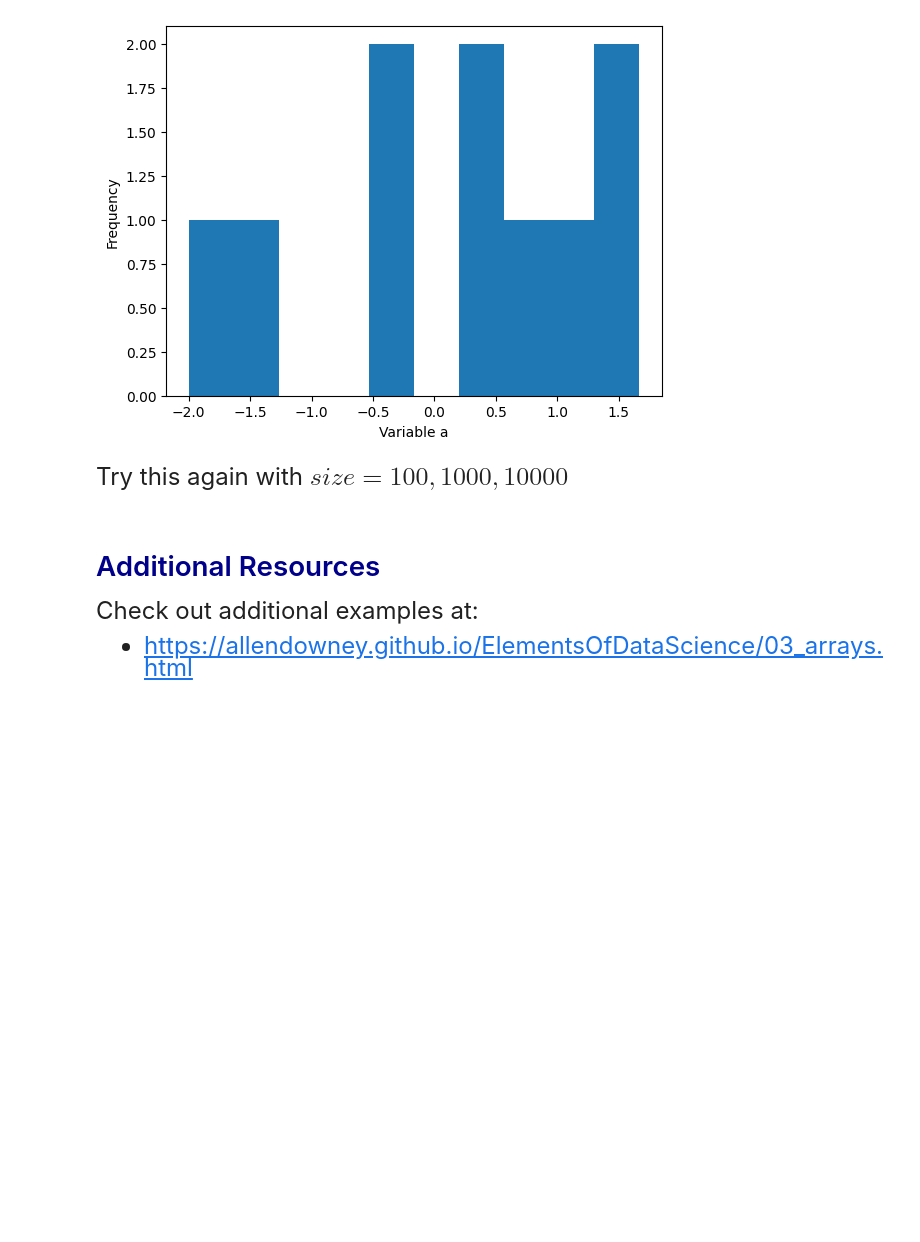
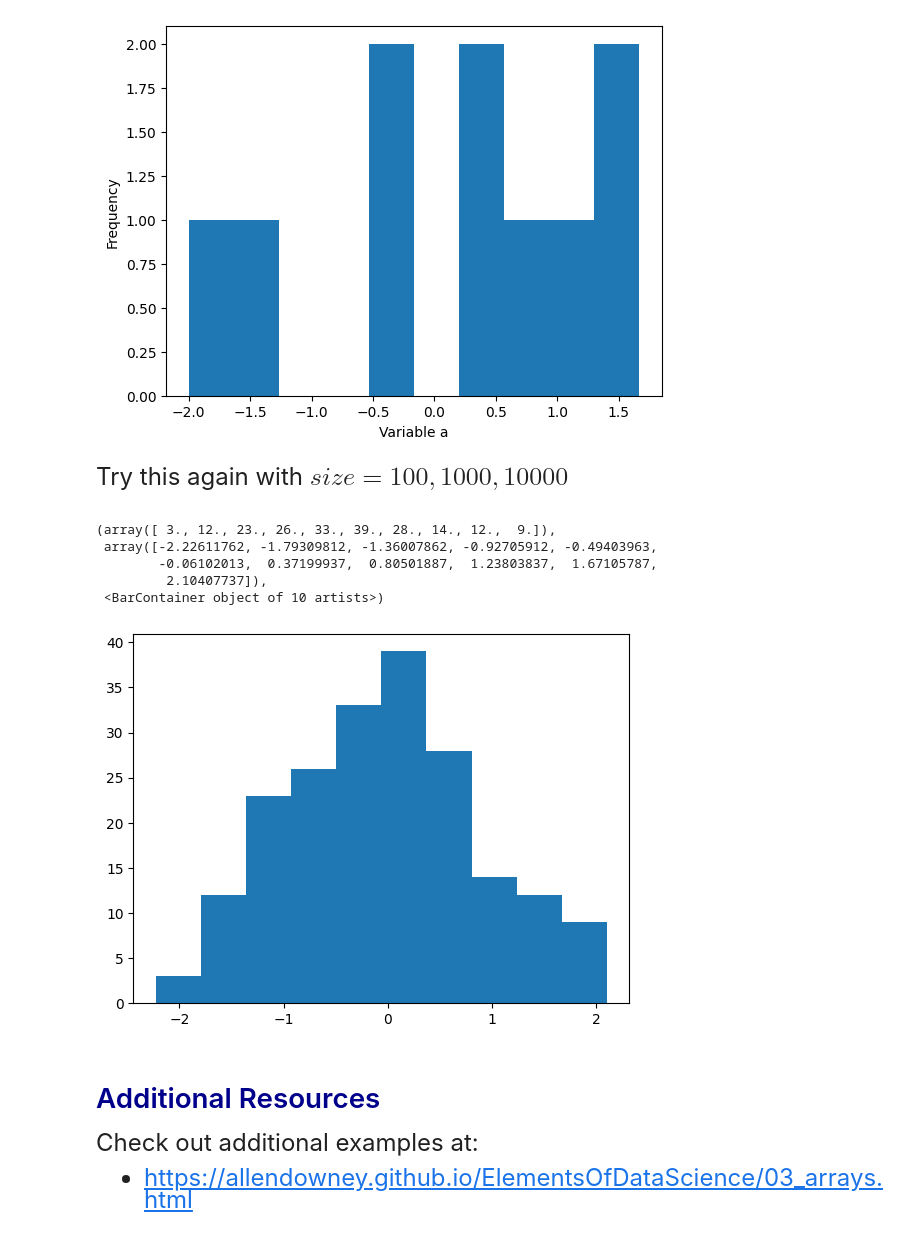
Before and after one commit to JesNi523/qtm151spring2023, a Jupyter notebook: Lecture 03/Lecture 3 wiz notes.ipynb, the cells around one changed output. Cells and saved outputs as stored; diff of their text form; code cells hidden in the pictures; blank space fills up the shorter version.

```diff
--- a/Lecture 03/Lecture 3 wiz notes.ipynb
+++ b/Lecture 03/Lecture 3 wiz notes.ipynb
@@ -256,6 +278,17 @@ Text(0, 0.5, 'Frequency')
 Try this again with $size = 100, 1000, 10000$
 # %%
 # Write the code for your histogram
+
+randomvar_b = np.random.normal(loc=0,scale=1,size=199)
+
+plt.hist(x = randomvar_b)
+# %% [output]
+(array([ 3., 12., 23., 26., 33., 39., 28., 14., 12.,  9.]),
+ array([-2.22611762, -1.79309812, -1.36007862, -0.92705912, -0.49403963,
+        -0.06102013,  0.37199937,  0.80501887,  1.23803837,  1.67105787,
+         2.10407737]),
+ <BarContainer object of 10 artists>)
+[figure, added]
 # %% [markdown]
 # <span style="color:darkblue"> Additional Resources </span>
 
```
Also changed, not shown: parts of 14 cells of this notebook.
